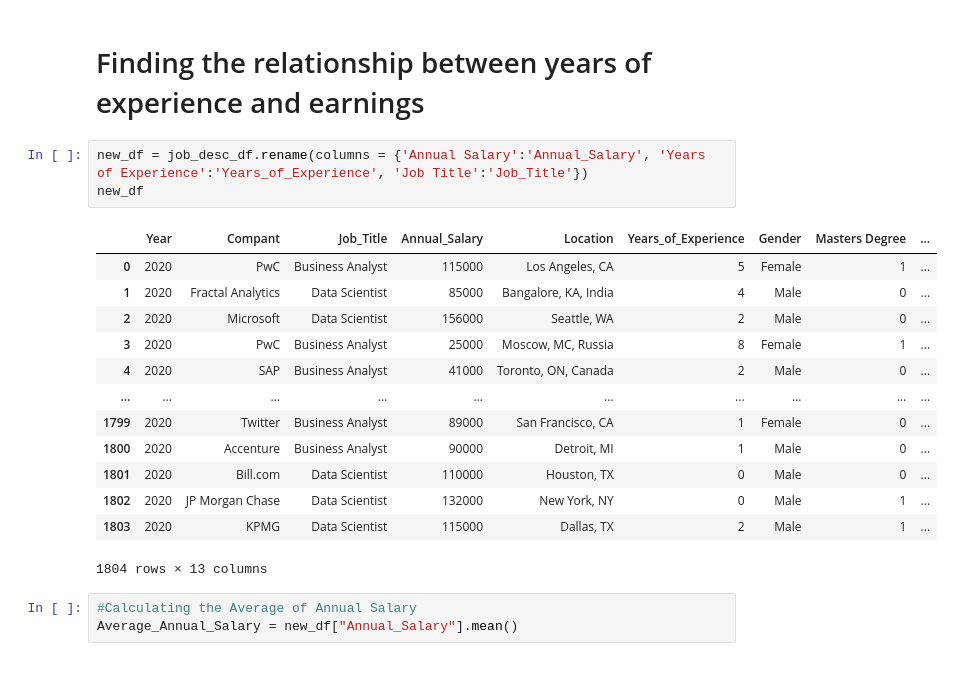
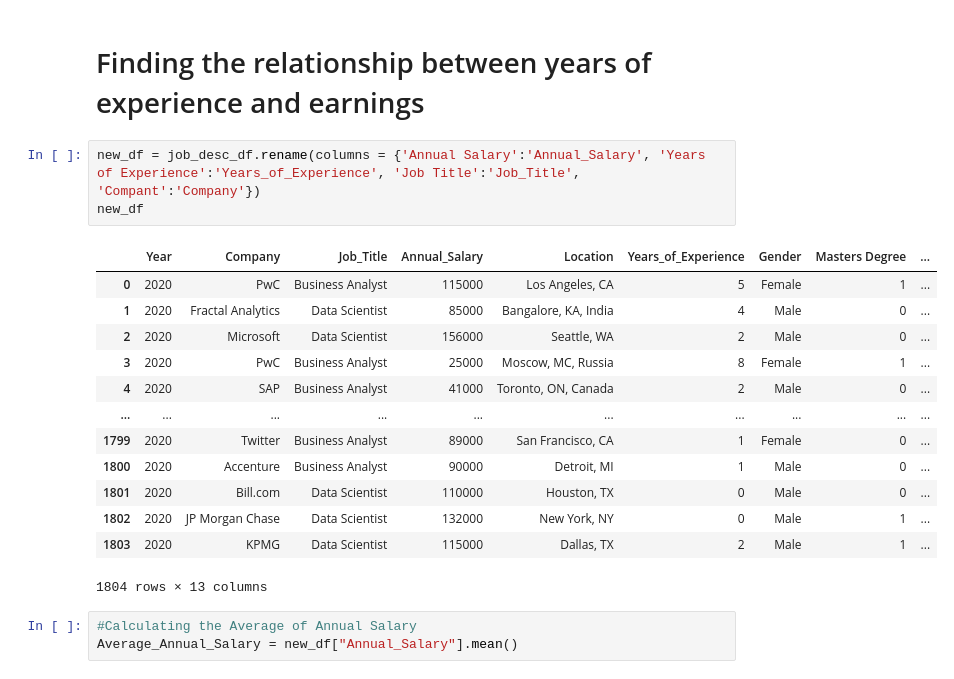
Before and after one commit to rita-s/Data_Analysis_Project_1, a Jupyter notebook: HR_Hackers.ipynb, the cells around one changed output. Drawn from its saved outputs; the diff is of its cells as text.

```diff
--- a/HR_Hackers.ipynb
+++ b/HR_Hackers.ipynb
@@ -42,10 +43,10 @@ job_desc_df = pd.read_csv("salary_education_experience.csv")
 # %% [markdown]
 # Finding the relationship between years of experience and earnings
 # %%
-new_df = job_desc_df.rename(columns = {'Annual Salary':'Annual_Salary', 'Years of Experience':'Years_of_Experience', 'Job Title':'Job_Title'})
+new_df = job_desc_df.rename(columns = {'Annual Salary':'Annual_Salary', 'Years of Experience':'Years_of_Experience', 'Job Title':'Job_Title',  'Compant':'Company'})
 new_df
 # %% [output]
-|  | Year | Compant | Job_Title | Annual_Salary | Location | Years_of_Experience | Gender | Masters Degree | ... |
+|  | Year | Company | Job_Title | Annual_Salary | Location | Years_of_Experience | Gender | Masters Degree | ... |
 | 0 | 2020 | PwC | Business Analyst | 115000 | Los Angeles, CA | 5 | Female | 1 | ... |
 | 1 | 2020 | Fractal Analytics | Data Scientist | 85000 | Bangalore, KA, India | 4 | Male | 0 | ... |
 | 2 | 2020 | Microsoft | Data Scientist | 156000 | Seattle, WA | 2 | Male | 0 | ... |
```
Also changed, not shown: parts of 8 cells of this notebook.
